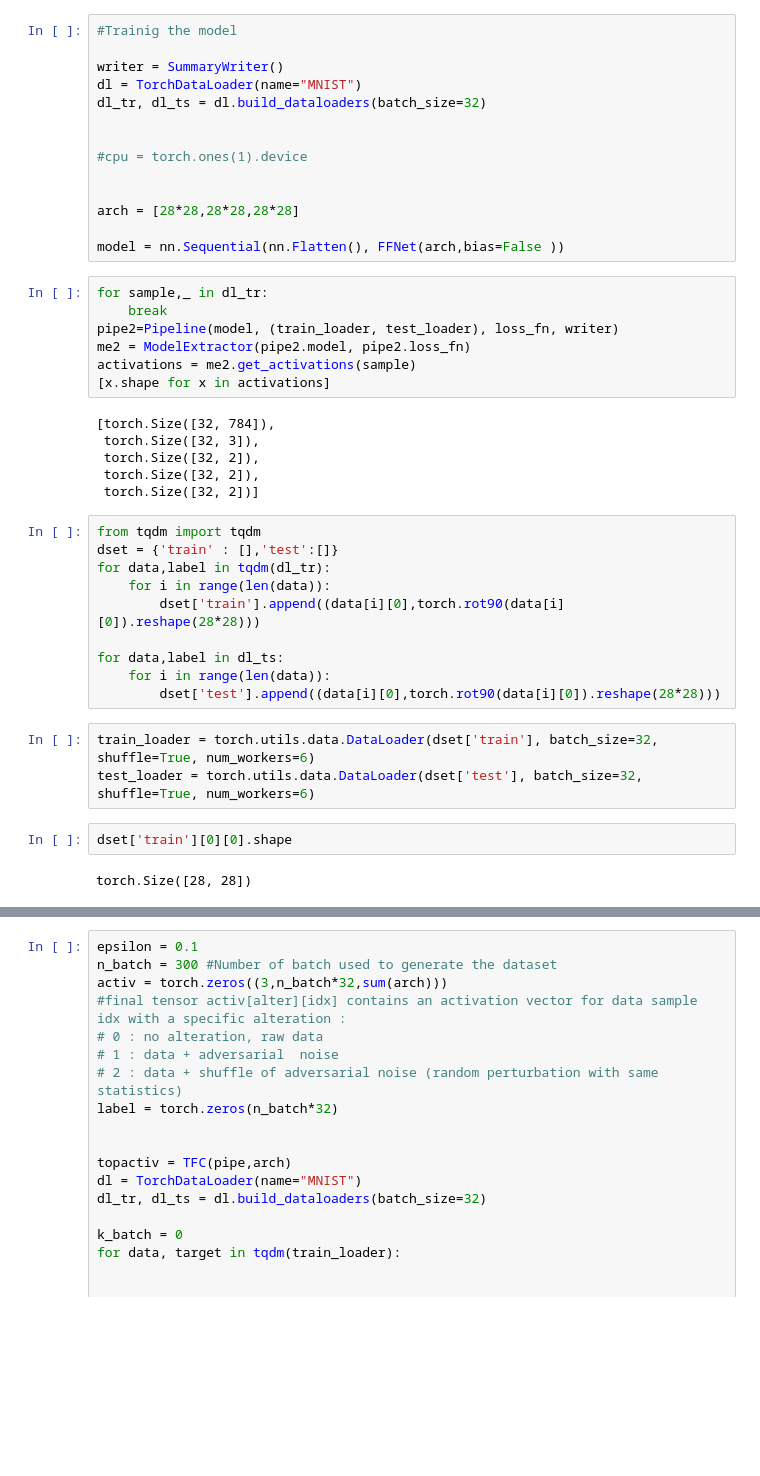
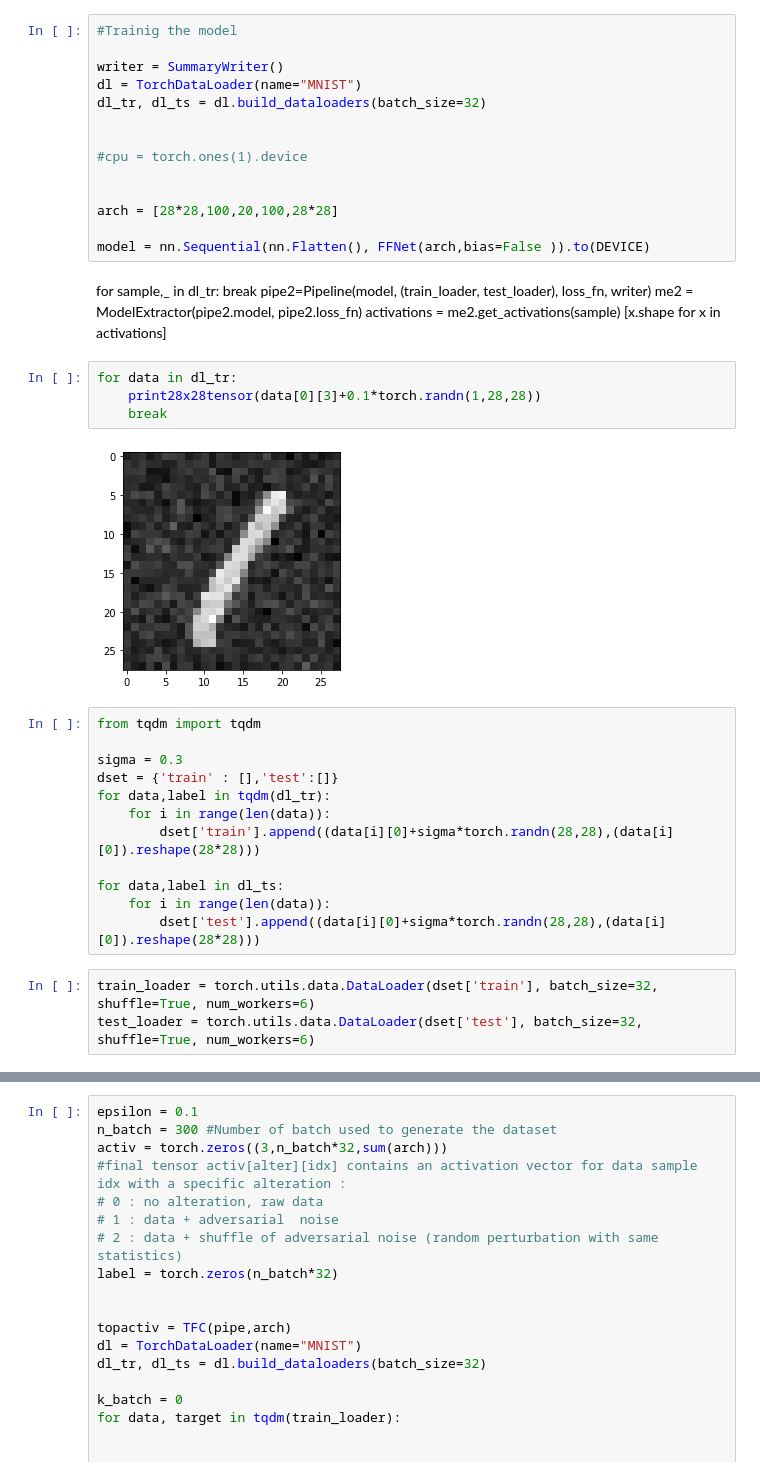
Before and after one commit to raphaelreinauer/giotto-deep, a Jupyter notebook: examples/rotation_network.ipynb, the cells around one changed output, grey strips where cells are left out. Cells and saved outputs as stored; diff of their text form; blank space fills up the shorter version.

```diff
--- a/examples/rotation_network.ipynb
+++ b/examples/rotation_network.ipynb
@@ -48,39 +49,37 @@ dl_tr, dl_ts = dl.build_dataloaders(batch_size=32)
 #cpu = torch.ones(1).device
 
 
-arch = [28*28,28*28,28*28]
+arch = [28*28,100,20,100,28*28]
 
-model = nn.Sequential(nn.Flatten(), FFNet(arch,bias=False ))
+model = nn.Sequential(nn.Flatten(), FFNet(arch,bias=False )).to(DEVICE)
-# %%
-for sample,_ in dl_tr:
-    break
-pipe2=Pipeline(model, (train_loader, test_loader), loss_fn, writer)
-me2 = ModelExtractor(pipe2.model, pipe2.loss_fn)
-activations = me2.get_activations(sample)
-[x.shape for x in activations]
-# %% [output]
-[torch.Size([32, 784]),
- torch.Size([32, 3]),
- torch.Size([32, 2]),
- torch.Size([32, 2]),
- torch.Size([32, 2])]
+# %% [markdown]
+for sample,_ in dl_tr:
+    break
+pipe2=Pipeline(model, (train_loader, test_loader), loss_fn, writer)
+me2 = ModelExtractor(pipe2.model, pipe2.loss_fn)
+activations = me2.get_activations(sample)
+[x.shape for x in activations]
+# %%
+for data in dl_tr:
+    print28x28tensor(data[0][3]+0.1*torch.randn(1,28,28))
+    break
+# %% [output]
+[figure, added]
 # %%
 from tqdm import tqdm
+
+sigma = 0.3
 dset = {'train' : [],'test':[]}
 for data,label in tqdm(dl_tr):
     for i in range(len(data)):
-        dset['train'].append((data[i][0],torch.rot90(data[i][0]).reshape(28*28)))
+        dset['train'].append((data[i][0]+sigma*torch.randn(28,28),(data[i][0]).reshape(28*28)))
 
 for data,label in dl_ts:
     for i in range(len(data)):
-        dset['test'].append((data[i][0],torch.rot90(data[i][0]).reshape(28*28)))
+        dset['test'].append((data[i][0]+sigma*torch.randn(28,28),(data[i][0]).reshape(28*28)))
 # %%
 train_loader = torch.utils.data.DataLoader(dset['train'], batch_size=32, shuffle=True, num_workers=6)
 test_loader = torch.utils.data.DataLoader(dset['test'], batch_size=32, shuffle=True, num_workers=6)
-# %%
-dset['train'][0][0].shape
-# %% [output]
-torch.Size([28, 28])
 # %%
 for x,y in train_loader:
     print28x28tensor(x[0])
```
Also changed, not shown: parts of 9 cells of this notebook, 1 other file.
